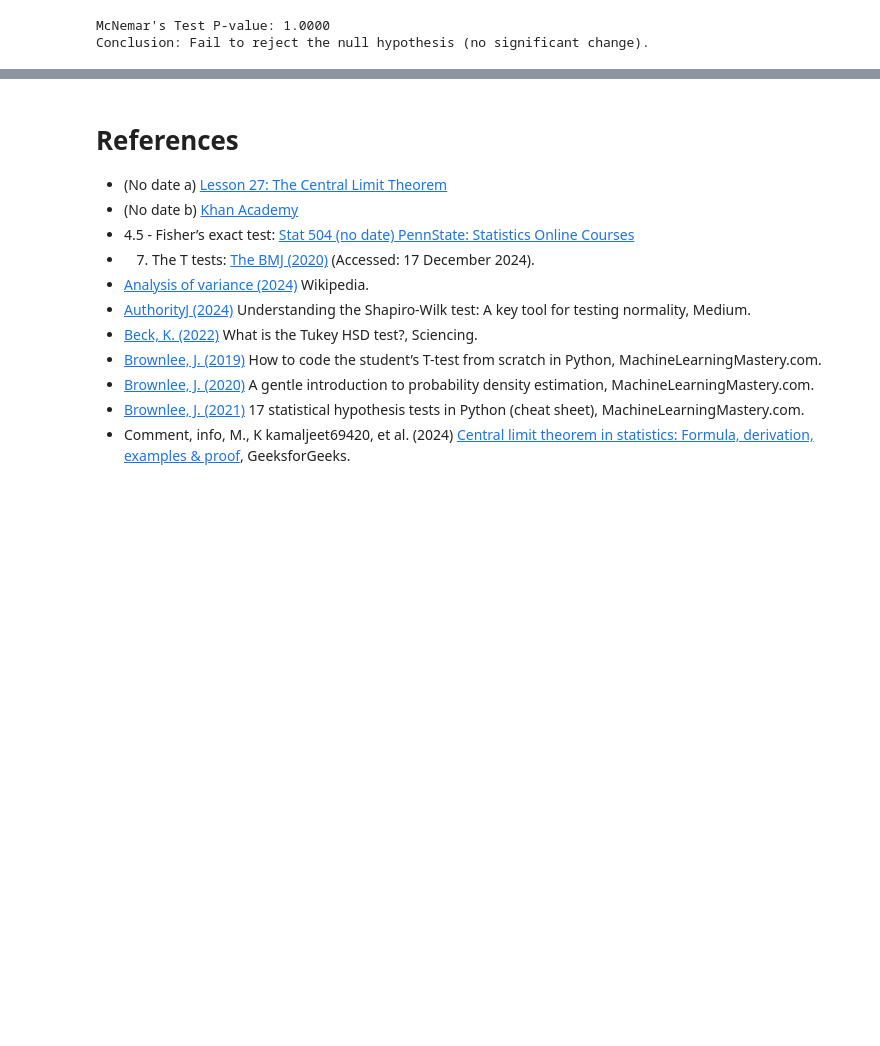
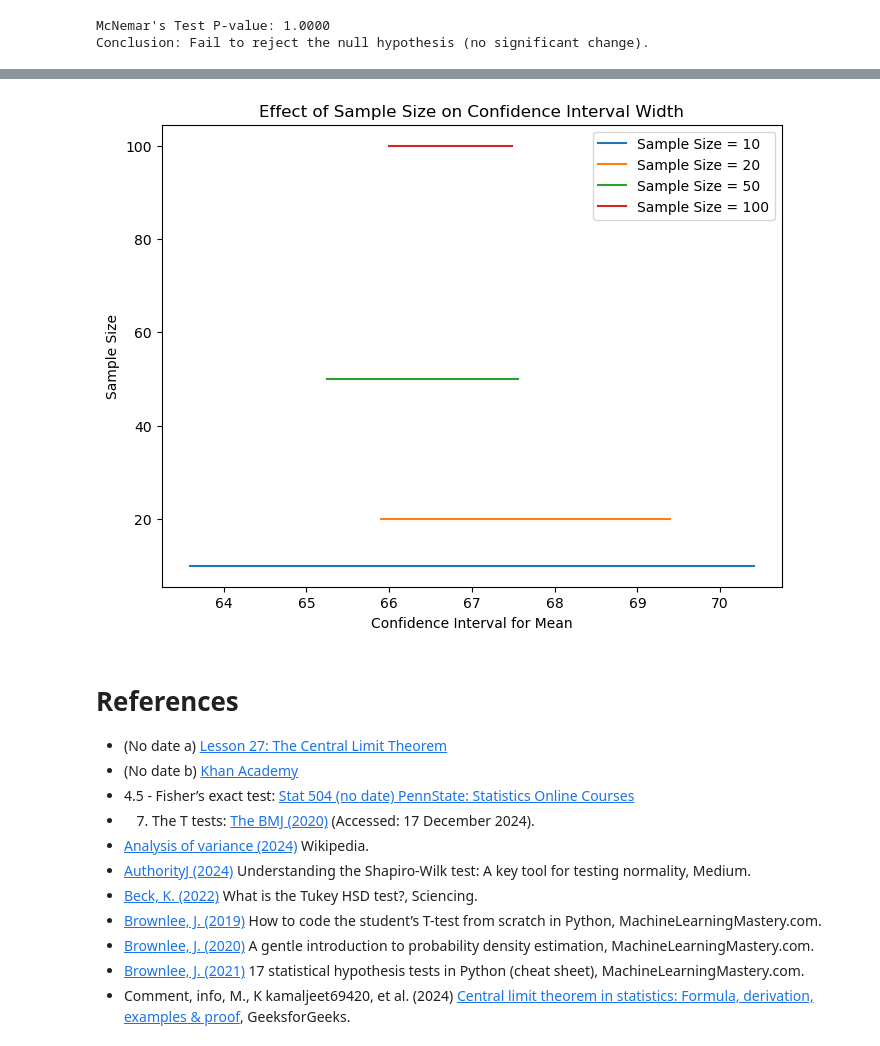
Before and after one commit to keithmmc/appliedstats, a Jupyter notebook: tasks.ipynb, the cells around one changed output, grey strips where cells are left out. Cells and saved outputs as stored; diff of their text form; code cells hidden in the pictures; blank space fills up the shorter version.

```diff
--- a/tasks.ipynb
+++ b/tasks.ipynb
@@ -1033,3 +1100,28 @@ Conclusion: Fail to reject the null hypothesis (no significant change).
+# %%
+sample_sizes = [10, 20, 50, 100]
+plt.figure(figsize=(8, 6))
+
+for size in sample_sizes:
+    sample = np.random.choice(before, size=size, replace=True)
+    sample_mean = np.mean(sample)
+    sample_std = np.std(sample, ddof=1)
+    standard_error = sample_std / np.sqrt(size)
+    t_critical = st.t.ppf(1 - 0.025, df=size-1)
+    margin_of_error = t_critical * standard_error
+
+    # Confidence Interval
+    lower_bound = sample_mean - margin_of_error
+    upper_bound = sample_mean + margin_of_error
+
+    plt.plot([lower_bound, upper_bound], [size, size], label=f'Sample Size = {size}')
+
+plt.xlabel('Confidence Interval for Mean')
+plt.ylabel('Sample Size')
+plt.title('Effect of Sample Size on Confidence Interval Width')
+plt.legend()
+plt.show()
+# %% [output]
+[figure, added]
 # %% [markdown]
 # References
 
```
Also changed, not shown: parts of 8 cells of this notebook.
